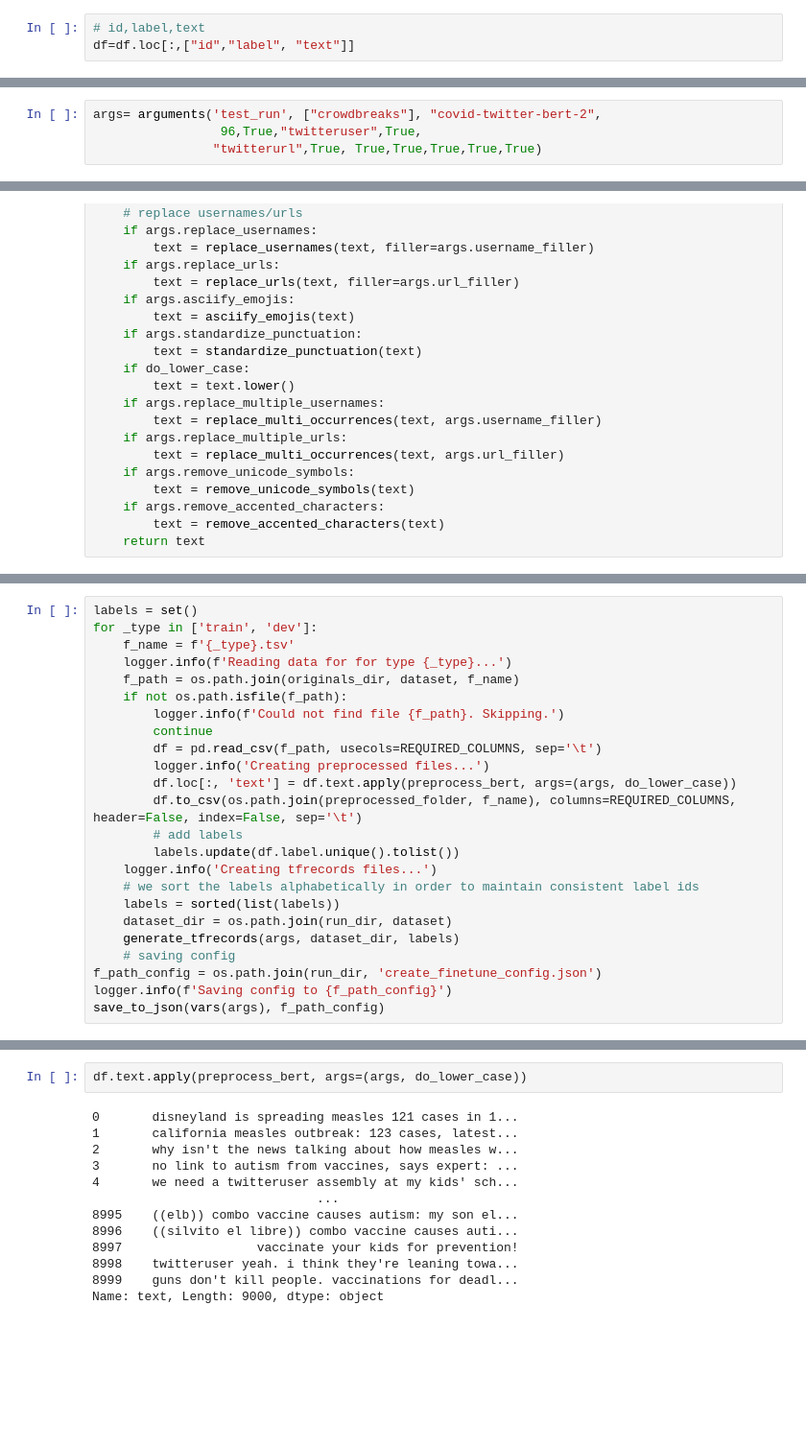
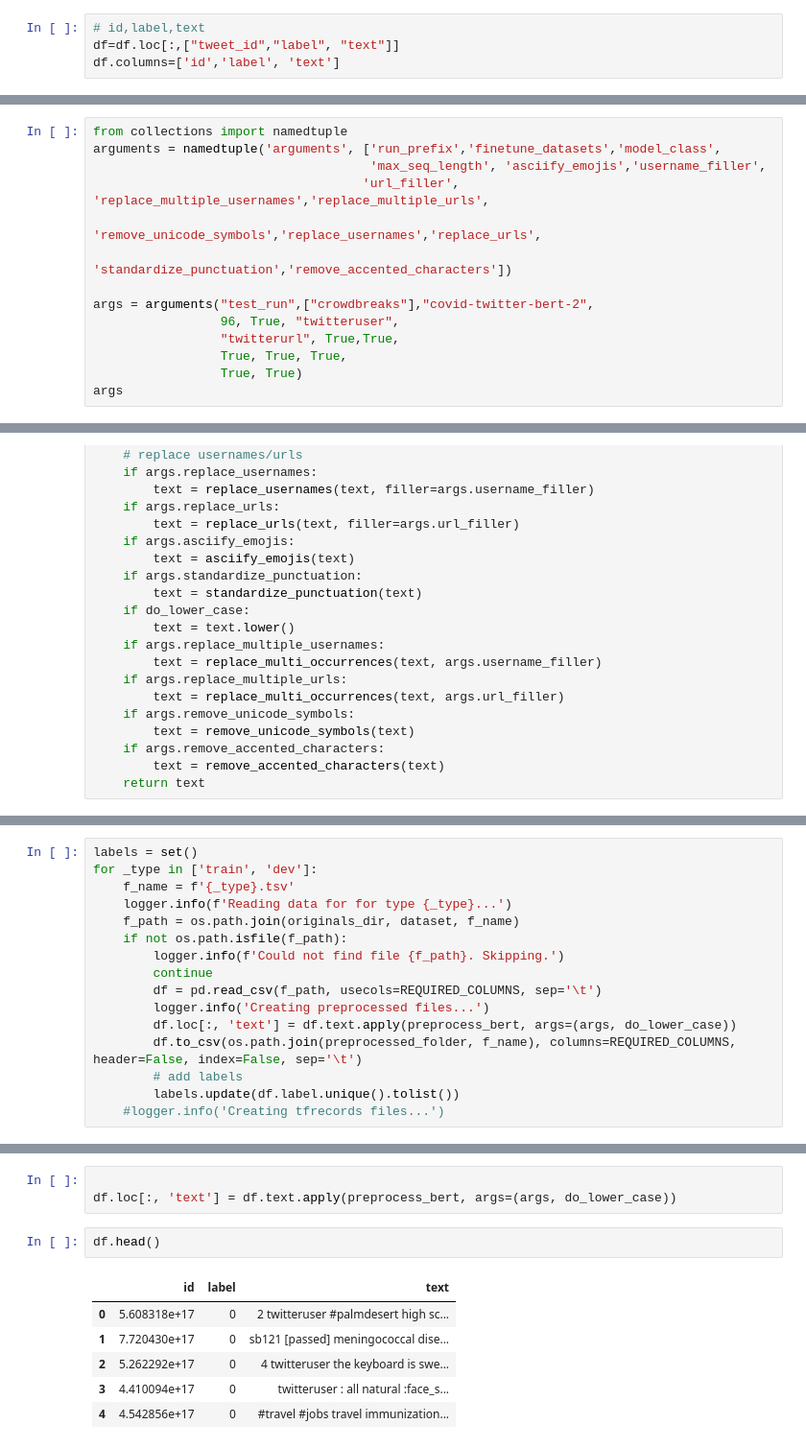
Before and after one commit to areias/bert_covid_sentiment, a Jupyter notebook: bert_experiments.ipynb, the cells around one changed output, grey strips where cells are left out. Shown at 96% size. Cells and saved outputs as stored; diff of their text form; blank space fills up the shorter version.

```diff
--- a/bert_experiments.ipynb
+++ b/bert_experiments.ipynb
@@ -35,7 +53,8 @@ df.label.value_counts()
 Name: label, dtype: int64
 # %%
 # id,label,text
-df=df.loc[:,["id","label", "text"]]
+df=df.loc[:,["tweet_id","label", "text"]]
+df.columns=['id','label', 'text']
 # %%
 import numpy as np
 # %%
@@ -94,4 +118,14 @@ arguments = collections.namedtuple('args', ['run_prefix', 'finetune_datasets', '
 # %%
-args= arguments('test_run', ["crowdbreaks"], "covid-twitter-bert-2",
-                 96,True,"twitteruser",True,
-                "twitterurl",True, True,True,True,True,True)
+from collections import namedtuple
+arguments = namedtuple('arguments', ['run_prefix','finetune_datasets','model_class',
+                                     'max_seq_length', 'asciify_emojis','username_filler',
+                                    'url_filler', 'replace_multiple_usernames','replace_multiple_urls',
+                                      'remove_unicode_symbols','replace_usernames','replace_urls',
+                                     'standardize_punctuation','remove_accented_characters'])
+
+args = arguments("test_run",["crowdbreaks"],"covid-twitter-bert-2",
+                 96, True, "twitteruser",
+                 "twitterurl", True,True,
+                 True, True, True,
+                 True, True)
+args
@@ -428,13 +402,5 @@ for _type in ['train', 'dev']:
         df.to_csv(os.path.join(preprocessed_folder, f_name), columns=REQUIRED_COLUMNS, header=False, index=False, sep='\t')
         # add labels
         labels.update(df.label.unique().tolist())
-    logger.info('Creating tfrecords files...')
-    # we sort the labels alphabetically in order to maintain consistent label ids
-    labels = sorted(list(labels))
-    dataset_dir = os.path.join(run_dir, dataset)
-    generate_tfrecords(args, dataset_dir, labels)
-    # saving config
-f_path_config = os.path.join(run_dir, 'create_finetune_config.json')
-logger.info(f'Saving config to {f_path_config}')
-save_to_json(vars(args), f_path_config)
+    #logger.info('Creating tfrecords files...')
 # %% [output]
@@ -442,15 +409,12 @@ NameError: ignored
 # %%
-df.text.apply(preprocess_bert, args=(args, do_lower_case))
+
+df.loc[:, 'text'] = df.text.apply(preprocess_bert, args=(args, do_lower_case))
-# %% [output]
-0       disneyland is spreading measles 121 cases in 1...
-1       california measles outbreak: 123 cases, latest...
-2       why isn't the news talking about how measles w...
-3       no link to autism from vaccines, says expert: ...
-4       we need a twitteruser assembly at my kids' sch...
-                              ...
-8995    ((elb)) combo vaccine causes autism: my son el...
-8996    ((silvito el libre)) combo vaccine causes auti...
-8997                  vaccinate your kids for prevention!
-8998    twitteruser yeah. i think they're leaning towa...
-8999    guns don't kill people. vaccinations for deadl...
-Name: text, Length: 9000, dtype: object
+# %%
+df.head()
+# %% [output]
+|  | id | label | text |
+| 0 | 5.608318e+17 | 0 | 2 twitteruser #palmdesert high sc... |
+| 1 | 7.720430e+17 | 0 | sb121 [passed] meningococcal dise... |
+| 2 | 5.262292e+17 | 0 | 4 twitteruser the keyboard is swe... |
+| 3 | 4.410094e+17 | 0 | twitteruser : all natural :face_s... |
+| 4 | 4.542856e+17 | 0 | #travel #jobs travel immunization... |
```
Also changed, not shown: parts of 24 cells of this notebook.
